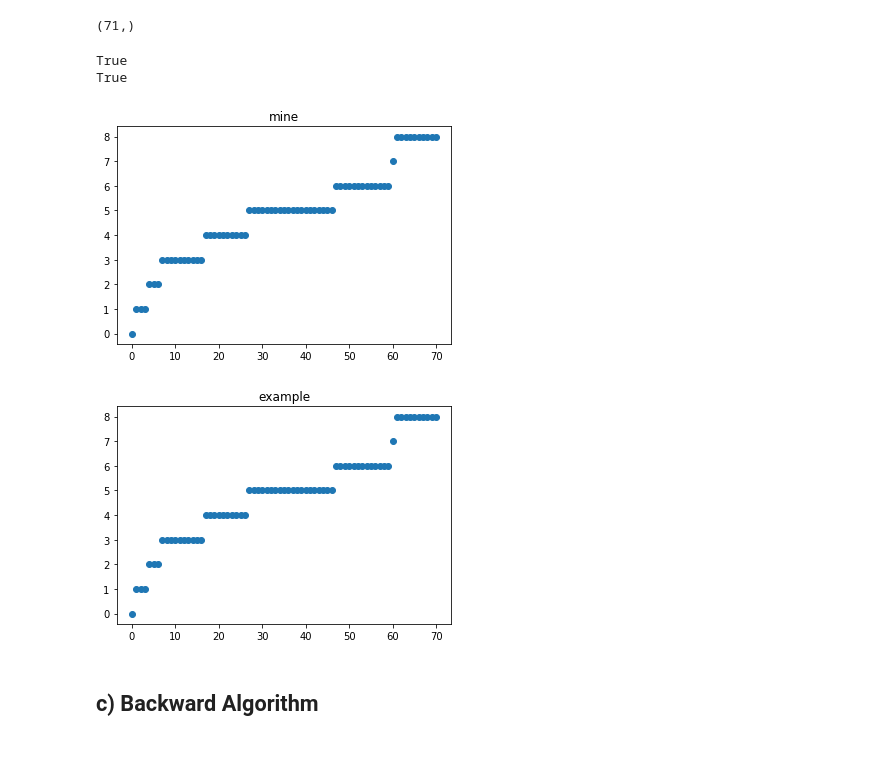
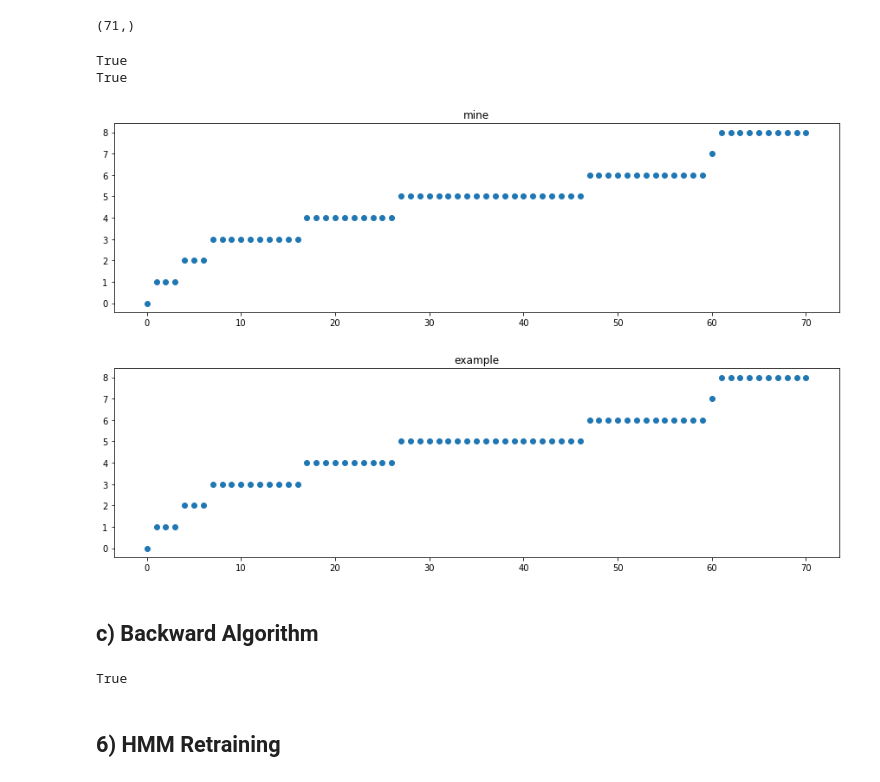
Before and after one commit to jotix16/Speech-and-Speaker-Recognition, a Jupyter notebook: Lab2/Lab2.ipynb, the cells around one changed output. Drawn from its saved outputs; the diff is of its cells as text; code cells hidden in the pictures; blank space fills up the shorter version.

```diff
--- a/Lab2/Lab2.ipynb
+++ b/Lab2/Lab2.ipynb
@@ -244,20 +244,20 @@ vpath_ex.shape
 # %% [output]
 (71,)
 # %%
-viterbi_loglik, viterbi_path = viterbi(log_emlik, log_startprob, log_transmat, forceFinalState=True)
+viterbi_loglik, viterbi_path = viterbi(obsloglik, log_startprob, log_transmat, forceFinalState=True)
 print(np.allclose(viterbi_path, vpath_ex))
 print(np.allclose(viterbi_loglik, vloglik_ex))
 plt.scatter(np.arange(len(viterbi_path)),viterbi_path)
 plt.title("mine")
 plt.show()
 plt.scatter(np.arange(len(vpath_ex)),vpath_ex)
 plt.title("example")
 plt.show()
 # %% [output]
 True
 True
-[figure, old version]
+[figure, new version]
-[figure, old version]
+[figure, new version]
 # %% [markdown]
 ## c) Backward Algorithm
 # %%
@@ -274,0 +285,7 @@ def backward(log_emlik, log_startprob, log_transmat):
+# %%
+backward_prob = backward(obsloglik, log_startprob, log_transmat)
+np.allclose(backward_prob,logbeta_ex)
+# %% [output]
+True
+# %% [markdown]
+## 6) HMM Retraining
```
Also changed, not shown: parts of 4 cells of this notebook, 1 other file.
